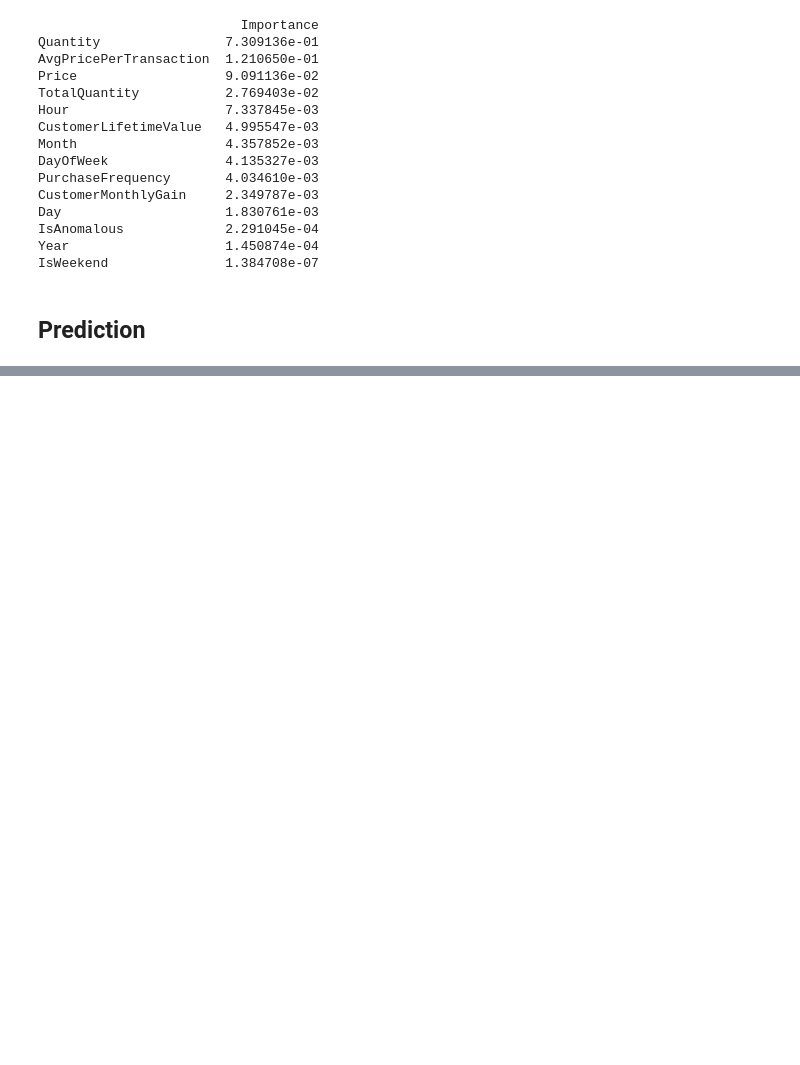
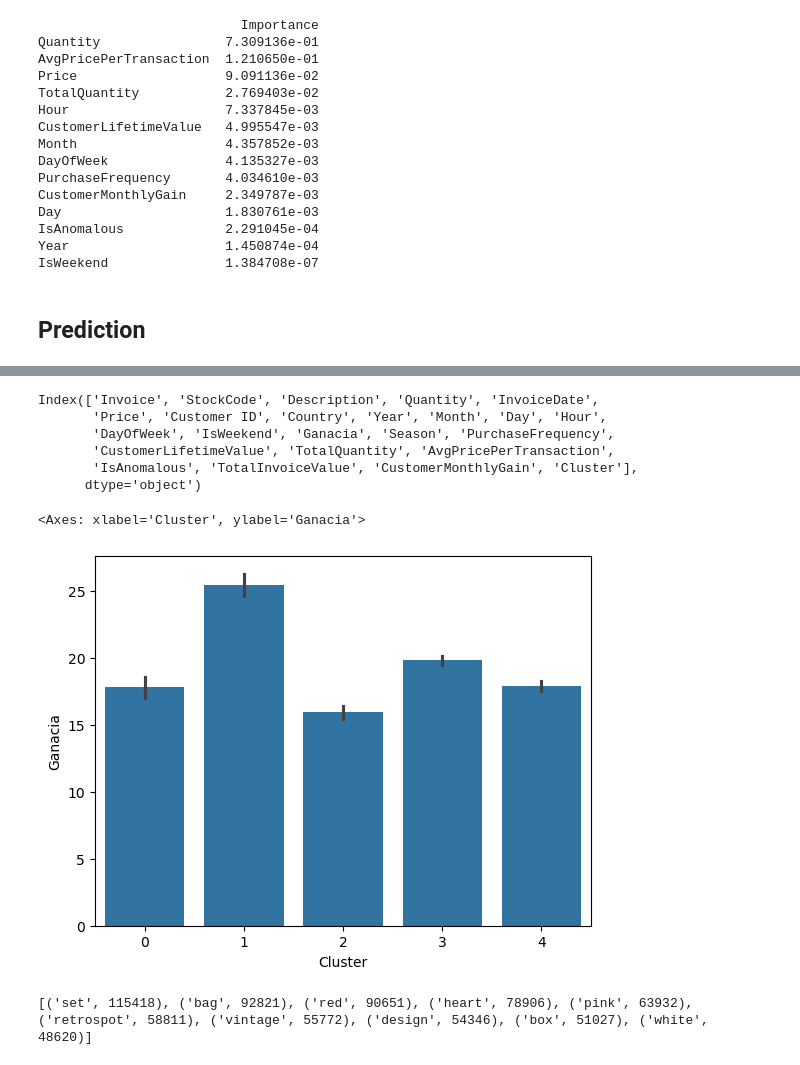
Before and after one commit to No-Country-simulation/s17-17-ft-data-bi, a Jupyter notebook: src/notebooks/eda.ipynb, the cells around one changed output, grey strips where cells are left out. Drawn from its saved outputs; the diff is of its cells as text; code cells hidden in the pictures; blank space fills up the shorter version.

```diff
--- a/src/notebooks/eda.ipynb
+++ b/src/notebooks/eda.ipynb
@@ -976,0 +982,13 @@ IsWeekend               1.384708e-07
+# %%
+# Inicializar el vectorizador TF-IDF
+vectorizer = TfidfVectorizer(stop_words='english')
+
+# Convertir la columna de descripciones en una matriz TF-IDF
+X = vectorizer.fit_transform(df['Description'])
+# %%
+# Definir el número de clusters (categorías) que deseas
+num_clusters = 5
+
+# Aplicar K-means
+kmeans = KMeans(n_clusters=num_clusters, random_state=42)
+df['Cluster'] = kmeans.fit_predict(X)
@@ -976,0 +1016,14 @@ IsWeekend               1.384708e-07
+# %%
+df.columns
+# %% [output]
+Index(['Invoice', 'StockCode', 'Description', 'Quantity', 'InvoiceDate',
+       'Price', 'Customer ID', 'Country', 'Year', 'Month', 'Day', 'Hour',
+       'DayOfWeek', 'IsWeekend', 'Ganacia', 'Season', 'PurchaseFrequency',
+       'CustomerLifetimeValue', 'TotalQuantity', 'AvgPricePerTransaction',
+       'IsAnomalous', 'TotalInvoiceValue', 'CustomerMonthlyGain', 'Cluster'],
+      dtype='object')
+# %%
+sns.barplot(df, x="Cluster",y="Ganacia")
+# %% [output]
+<Axes: xlabel='Cluster', ylabel='Ganacia'>
+[figure, added]
@@ -976,0 +1041,16 @@ IsWeekend               1.384708e-07
+# %%
+from collections import Counter
+
+# Unir todas las descripciones en un solo string
+texto_completo = ' '.join(df['descripcion_limpia'])
+
+# Crear una lista de palabras, excluyendo las stopwords
+palabras = [palabra for palabra in texto_completo.split() if palabra not in ENGLISH_STOP_WORDS]
+
+# Contar la frecuencia de cada palabra
+contador_palabras = Counter(palabras)
+
+# Mostrar las 10 palabras más comunes
+print(contador_palabras.most_common(10))
+# %% [output]
+[('set', 115418), ('bag', 92821), ('red', 90651), ('heart', 78906), ('pink', 63932), ('retrospot', 58811), ('vintage', 55772), ('design', 54346), ('box', 51027), ('white', 48620)]
```
Also changed, not shown: parts of 11 cells of this notebook.
